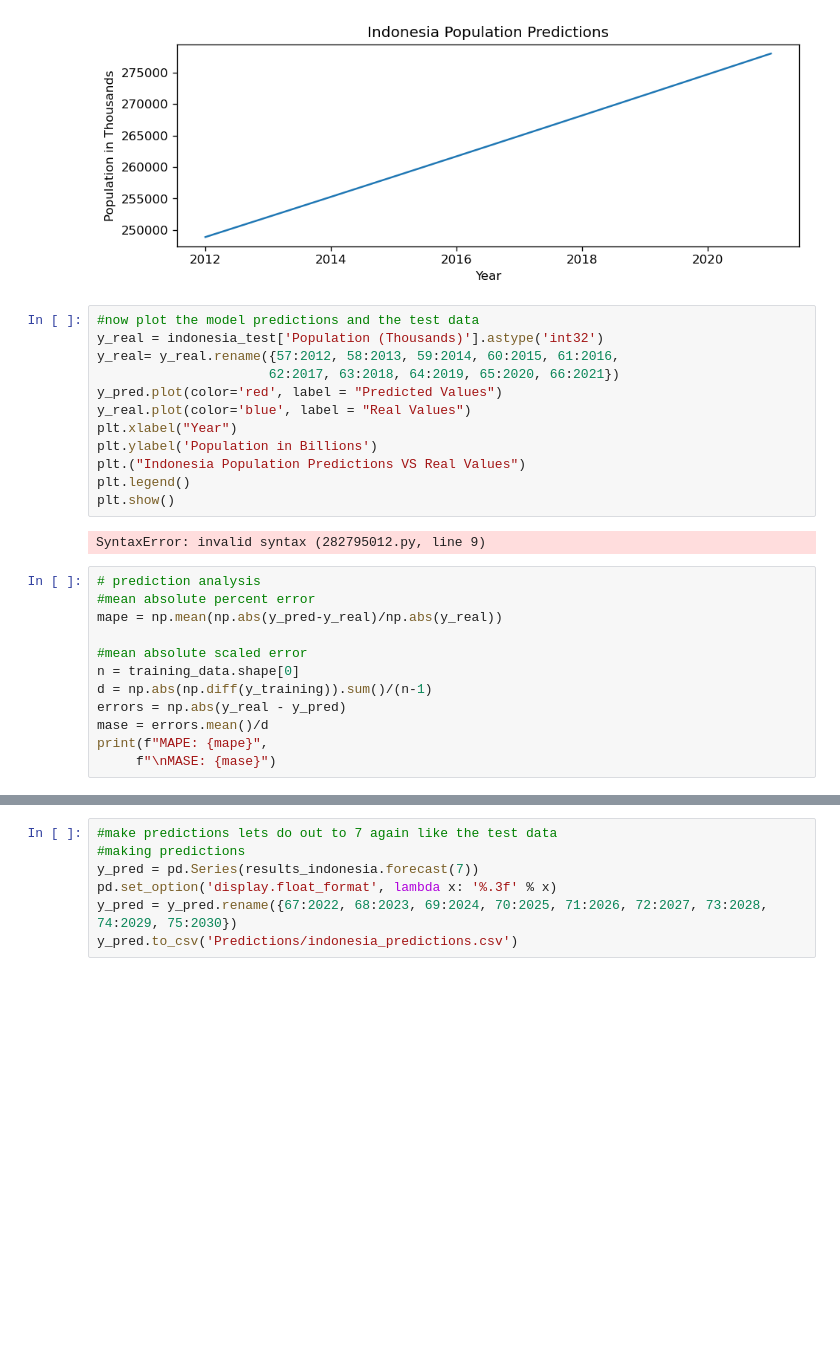
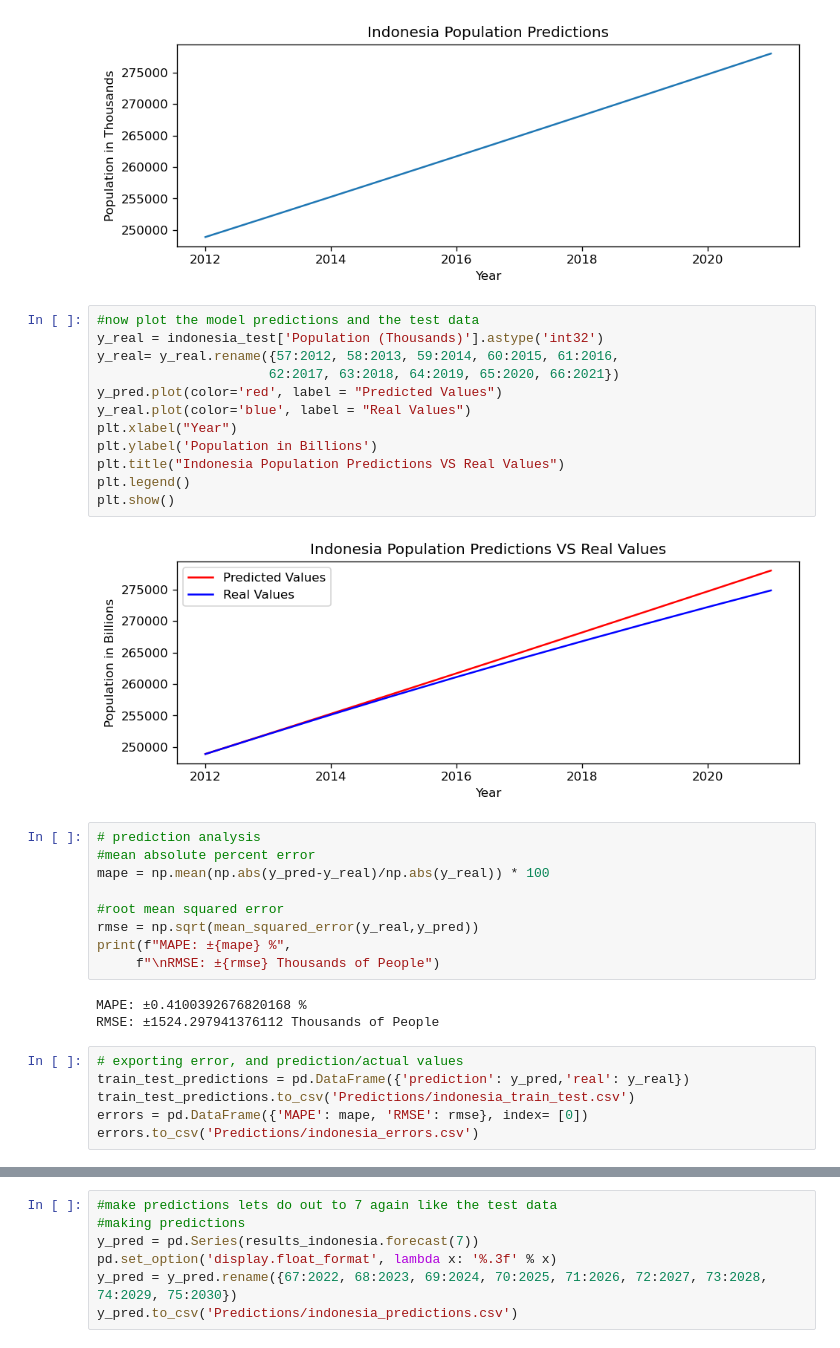
Before and after one commit to dkristek/UN_Country_Population_Growth, a Jupyter notebook: ARIMA_Model.ipynb, the cells around one changed output, grey strips where cells are left out. Cells and saved outputs as stored; diff of their text form; blank space fills up the shorter version.

Commit message:
error calculations adjusted

```diff
--- a/ARIMA_Model.ipynb
+++ b/ARIMA_Model.ipynb
@@ -869,29 +876,35 @@ plt.show()
 # %%
 #now plot the model predictions and the test data
 y_real = indonesia_test['Population (Thousands)'].astype('int32')
 y_real= y_real.rename({57:2012, 58:2013, 59:2014, 60:2015, 61:2016,
                       62:2017, 63:2018, 64:2019, 65:2020, 66:2021})
 y_pred.plot(color='red', label = "Predicted Values")
 y_real.plot(color='blue', label = "Real Values")
 plt.xlabel("Year")
 plt.ylabel('Population in Billions')
-plt.("Indonesia Population Predictions VS Real Values")
+plt.title("Indonesia Population Predictions VS Real Values")
 plt.legend()
 plt.show()
 # %% [output]
-SyntaxError: invalid syntax (282795012.py, line 9)
+[figure, added]
 # %%
 # prediction analysis
 #mean absolute percent error
-mape = np.mean(np.abs(y_pred-y_real)/np.abs(y_real))
+mape = np.mean(np.abs(y_pred-y_real)/np.abs(y_real)) * 100
 
-#mean absolute scaled error
-n = training_data.shape[0]
-d = np.abs(np.diff(y_training)).sum()/(n-1)
-errors = np.abs(y_real - y_pred)
-mase = errors.mean()/d
-print(f"MAPE: {mape}",
-     f"\nMASE: {mase}")
+#root mean squared error
+rmse = np.sqrt(mean_squared_error(y_real,y_pred))
+print(f"MAPE: ±{mape} %",
+     f"\nRMSE: ±{rmse} Thousands of People")
+# %% [output]
+MAPE: ±0.4100392676820168 %
+RMSE: ±1524.297941376112 Thousands of People
+# %%
+# exporting error, and prediction/actual values
+train_test_predictions = pd.DataFrame({'prediction': y_pred,'real': y_real})
+train_test_predictions.to_csv('Predictions/indonesia_train_test.csv')
+errors = pd.DataFrame({'MAPE': mape, 'RMSE': rmse}, index= [0])
+errors.to_csv('Predictions/indonesia_errors.csv')
 # %%
 #forecasting out past 2021
 #will use full dataset for the model to get more accurate forecast
```
Also changed, not shown: parts of 29 cells of this notebook, 8 other files.
